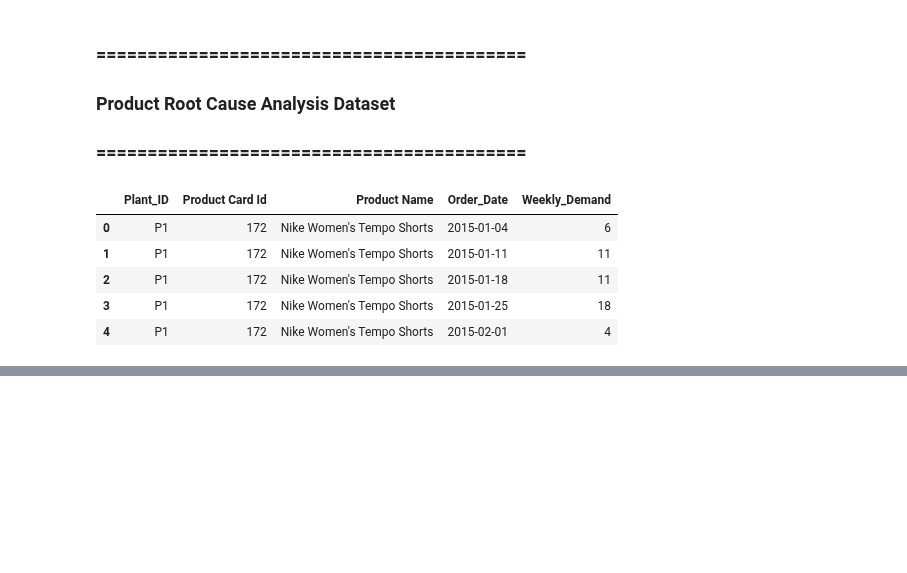
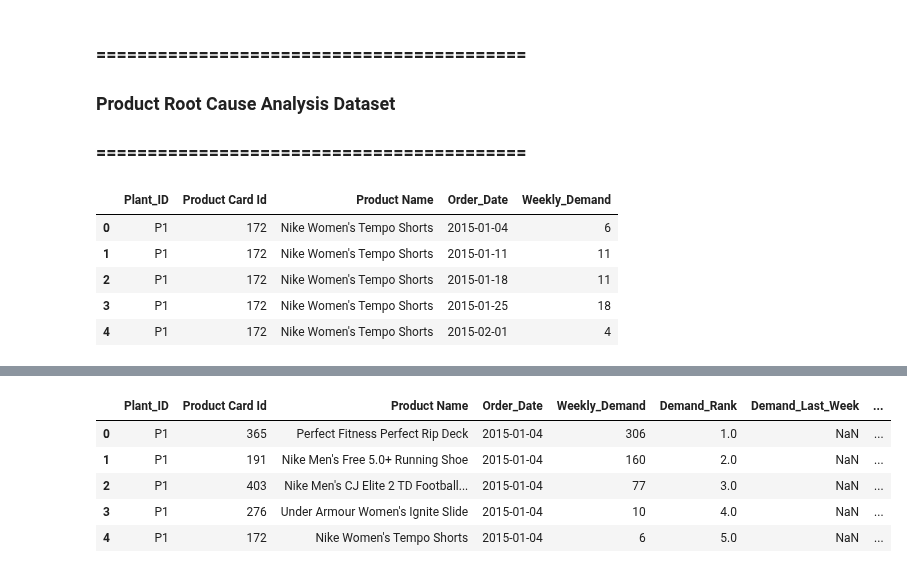
Before and after one commit to rsm-chl307/SupplyChain_Control_Tower_DataCo, a Jupyter notebook: notebooks/02_risk_metrics.ipynb, the cells around one changed output, grey strips where cells are left out. Saved outputs shown, nothing was run; the diff lists cells and outputs as text; code cells hidden in the pictures; blank space fills up the shorter version.

```diff
--- a/notebooks/02_risk_metrics.ipynb
+++ b/notebooks/02_risk_metrics.ipynb
@@ -258,0 +453,30 @@ plant_product_weekly_demand.to_csv(
+# %%
+# Total plant demand during a given week
+
+plant_weekly_total_demand = (
+    plant_product_weekly_demand
+    .groupby(
+        [
+            "Plant_ID",
+            "Order_Date"
+        ]
+    )["Weekly_Demand"]
+    .sum()
+    .reset_index()
+    .rename(
+        columns={
+            "Weekly_Demand": "Plant_Weekly_Demand"
+        }
+    )
+)
+# %%
+top_product_driver = (
+    top_product_driver.merge(
+        plant_weekly_total_demand,
+        on=[
+            "Plant_ID",
+            "Order_Date"
+        ],
+        how="left"
+    )
+)
@@ -258,0 +491,9 @@ plant_product_weekly_demand.to_csv(
+# %%
+top_product_driver.head()
+# %% [output]
+|  | Plant_ID | Product Card Id | Product Name | Order_Date | Weekly_Demand | Demand_Rank | Demand_Last_Week | ... |
+| 0 | P1 | 365 | Perfect Fitness Perfect Rip Deck | 2015-01-04 | 306 | 1.0 | NaN | ... |
+| 1 | P1 | 191 | Nike Men's Free 5.0+ Running Shoe | 2015-01-04 | 160 | 2.0 | NaN | ... |
+| 2 | P1 | 403 | Nike Men's CJ Elite 2 TD Football... | 2015-01-04 | 77 | 3.0 | NaN | ... |
+| 3 | P1 | 276 | Under Armour Women's Ignite Slide | 2015-01-04 | 10 | 4.0 | NaN | ... |
+| 4 | P1 | 172 | Nike Women's Tempo Shorts | 2015-01-04 | 6 | 5.0 | NaN | ... |
```
Also changed, not shown: parts of 24 cells of this notebook, 1 other file.
